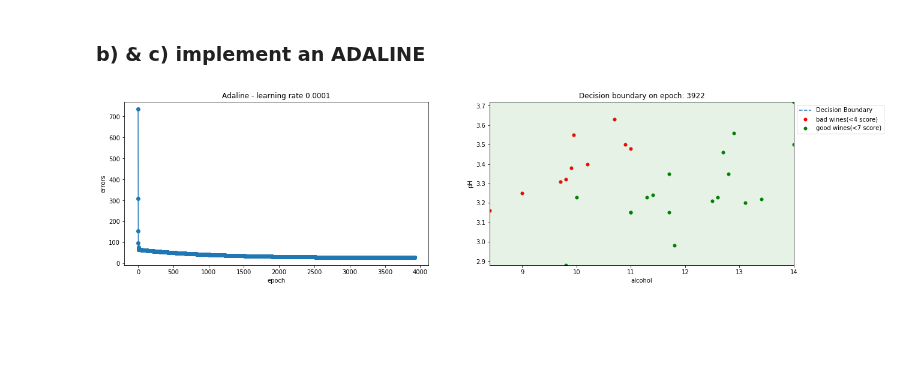
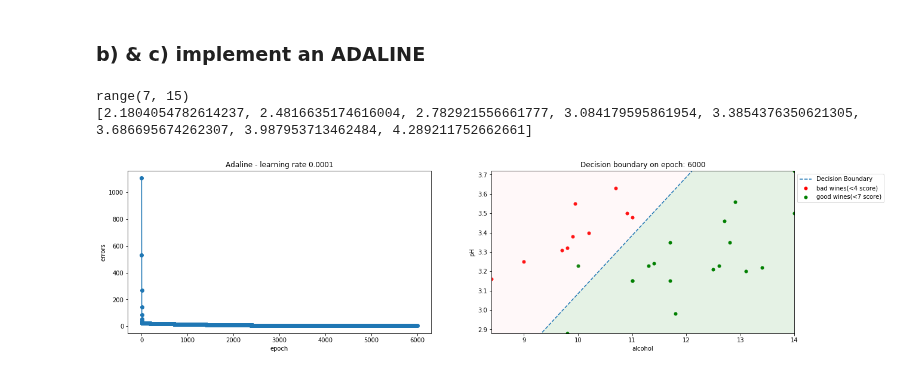
Before and after one commit to moonsonu/ft_sommelier, a Jupyter notebook: sommelier.ipynb, the cells around one changed output. Saved outputs shown, nothing was run; the diff lists cells and outputs as text; code cells hidden in the pictures; blank space fills up the shorter version.

```diff
--- a/sommelier.ipynb
+++ b/sommelier.ipynb
@@ -432,59 +410,56 @@ def plot_performance_ada(performance, wine_data, good_thresh, bad_thresh, epoch=
     df_filtered = df[(df.quality >= good_thresh) | (df.quality <= bad_thresh)]
     df_data = df_filtered[['alcohol', 'pH', 'quality']]
     good1, good2, bad1, bad2 = winequality(df_data, good_thresh, bad_thresh)
-    y = df_data['quality'].values
+    y = [1 if k >= good_thresh else -1 for k in df_data['quality']]
     X = df_data[['alcohol', 'pH']].values
     data = ada.fit(X, y)
     plt.figure(figsize=(20,5))
     numvar = X.shape[0]
-    x1_ = []
-    y1_ = []
     x2_ = []
     y2_ = []
     xmaxVal, xminVal, ymaxVal, yminVal = maxmin(X)
-    for i in data:
-        x1 = i[0]
-        y1 = i[1]
-        x1_.append(x1)
-        y1_.append(y1)
     if epoch > 0:
         for i in data:
             x2_ = range(int(xminVal), int(xmaxVal))
             if i[0] == epoch:
                 for x2i in x2_:
-                    y2 = (-(i[3] / i[2][1]) / (i[3] / i[2][0])) * x2i + (-i[3] / i[2][1])
+                    y2 = (-(i[3] / i[2][1]) / (i[3] / i[2][0])) * x2i - (i[3] / i[2][1])
                     y2_.append(y2)
     else:
-        epoch = i[0]
+        for i in data:
+            epoch = i[0]
         #i = data[p.n_iter - 1]
-        x2_ = range(int(xminVal), int(xmaxVal))
-        for x2i in x2_:
-            y2 = (-(i[3] / i[2][1]) / (i[3] / i[2][0])) * x2i + (-i[3] / i[2][1])
+            x2_ = range(int(xminVal), int(xmaxVal))
+            for x2i in x2_:
+                y2 = (-(i[3] / i[2][1]) / (i[3] / i[2][0])) * x2i + (-i[3] / i[2][1])
             y2_.append(y2)
-
+    print(x2_)
+    print(y2_)
     plt.subplot(121)
     plt.plot(range(1, len(ada.error_) + 1), ada.error_, marker='o')
     plt.xlabel('epoch')
     plt.ylabel('errors')
     plt.title("Adaline - learning rate {}".format(ada.eta))
     plt.subplot(122)
     plt.scatter(bad1, bad2, c = 'red', s = 25, label='bad wines(<{0} score)'.format(bad_thresh + 1))
     plt.scatter(good1, good2, c = 'green', s = 25, label='good wines(<{0} score)'.format(good_thresh - 1))
     plt.fill_between(x2_, y2_, ymaxVal, facecolor='pink', alpha=0.1)
     plt.fill_between(x2_, yminVal, y2_, facecolor='green', alpha=0.1)
     plt.plot(x2_, y2_, '--', label="Decision Boundary")
     plt.xlim([xminVal + 1, xmaxVal - 1])
     plt.ylim([yminVal + 1, ymaxVal - 1])
     plt.xlabel(df_data.columns[0])
     plt.ylabel(df_data.columns[1])
     plt.legend(bbox_to_anchor=(1., 1))
     plt.title("Decision boundary on epoch: %d"% epoch)
     plt.show()
     if save_plot==True:
         plt.savefig('./performance_ada.png')
 
 
-ada = adaline(eta=0.0001)
-plot_performance_ada(ada, 'winequality-red.csv', 8, 3,)
+ada = adaline(eta=0.0001, n_iter=6000)
+plot_performance_ada(ada, 'winequality-red.csv', 8, 3, 6000)
 # %% [output]
+range(7, 15)
+[2.1804054782614237, 2.4816635174616004, 2.782921556661777, 3.084179595861954, 3.3854376350621305, 3.686695674262307, 3.987953713462484, 4.289211752662661]
-[figure, old version]
+[figure, new version]
```
Also changed, not shown: parts of 5 cells of this notebook.
